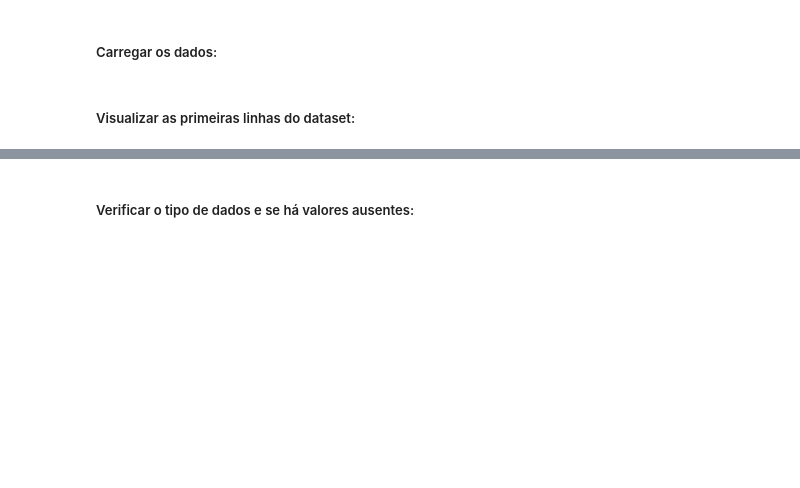
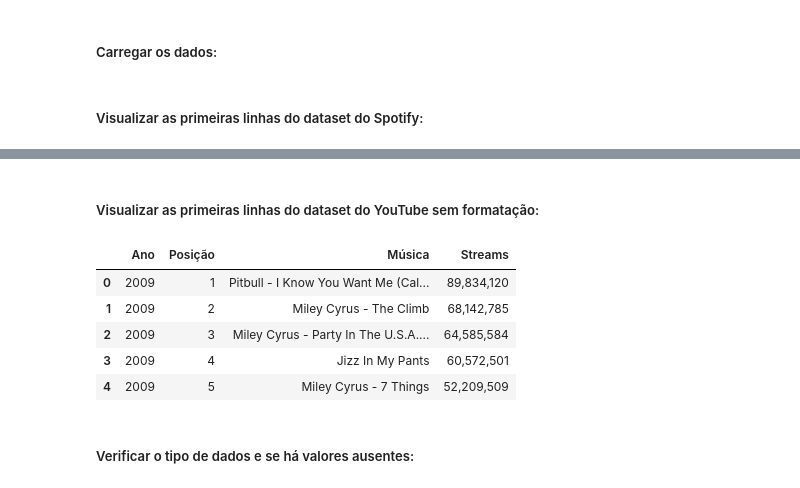
Before and after one commit to laberttt/Music-Data-Analytics, a Jupyter notebook: presentation.ipynb, the cells around one changed output, grey strips where cells are left out. Cells and saved outputs as stored; diff of their text form; code cells hidden in the pictures; blank space fills up the shorter version.

```diff
--- a/presentation.ipynb
+++ b/presentation.ipynb
@@ -108,8 +261,10 @@ warnings.filterwarnings('ignore')
 df = pd.read_csv("dataset/top_tracks_spotify.csv")
 # Carregar também o dataset do YouTube
 df_youtube = pd.read_csv("dataset/top_tracks_youtube.csv")
+#Carregar dados do datasert antigo do YouTube
+df_youtubeantigo = pd.read_csv("dataset/kworb_youtube_top100_PerYear.csv")
 # %% [markdown]
-<h5>Visualizar as primeiras linhas do dataset:</h5>
+<h5>Visualizar as primeiras linhas do dataset do Spotify:</h5>
 # %%
 df.head()
 # %% [output]
@@ -119,6 +274,17 @@ df.head()
 | 2 | 2009 | Total Eclipse of the Heart | Bonnie Tyler | The Very Best of Bonnie Tyler | 267 | Unknown | 7wuJGgpTNzbUyn26IOY6rj | 2009-03-26 | 81 |
 | 3 | 2009 | Right Round | Flo Rida, Kesha | R.O.O.T.S. (Route of Overcoming t... | 204 | Unknown | 3GpbwCm3YxiWDvy29Uo3vP | 2009-03-23 | 80 |
 | 4 | 2009 | Monster | Skillet | Awake | 178 | christian rock, christian alterna... | 2UREu1Y8CO4jXkbvqAtP7g | 2009-08-21 | 79 |
+# %% [markdown]
+<h5>Visualizar as primeiras linhas do dataset do YouTube sem formatação:</h5>
+# %%
+df_youtubeantigo.head()
+# %% [output]
+|  | Ano | Posição | Música | Streams |
+| 0 | 2009 | 1 | Pitbull - I Know You Want Me (Cal... | 89,834,120 |
+| 1 | 2009 | 2 | Miley Cyrus - The Climb | 68,142,785 |
+| 2 | 2009 | 3 | Miley Cyrus - Party In The U.S.A.... | 64,585,584 |
+| 3 | 2009 | 4 | Jizz In My Pants | 60,572,501 |
+| 4 | 2009 | 5 | Miley Cyrus - 7 Things | 52,209,509 |
 # %% [markdown]
 <h5>Verificar o tipo de dados e se há valores ausentes:</h5>
 # %%
```
Also changed, not shown: parts of 17 cells of this notebook, 2 other files.
